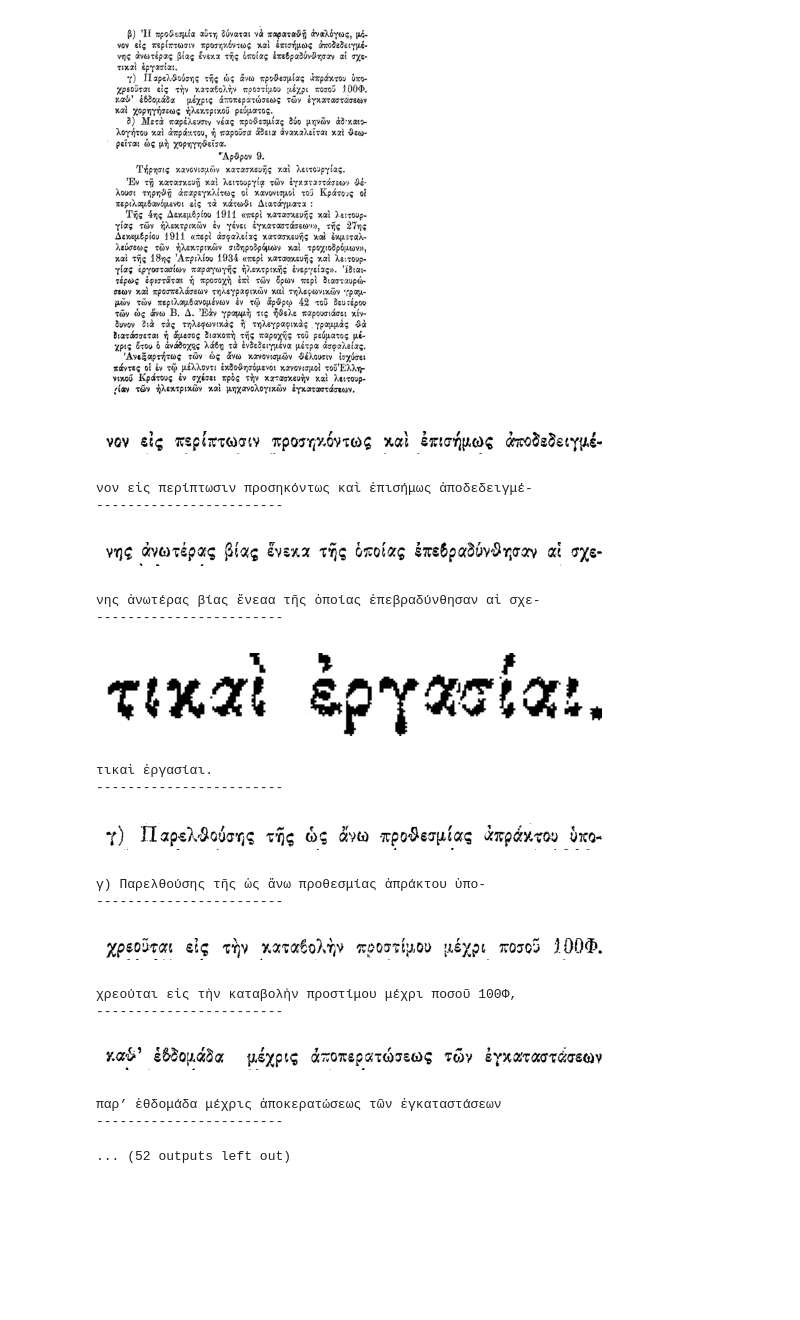
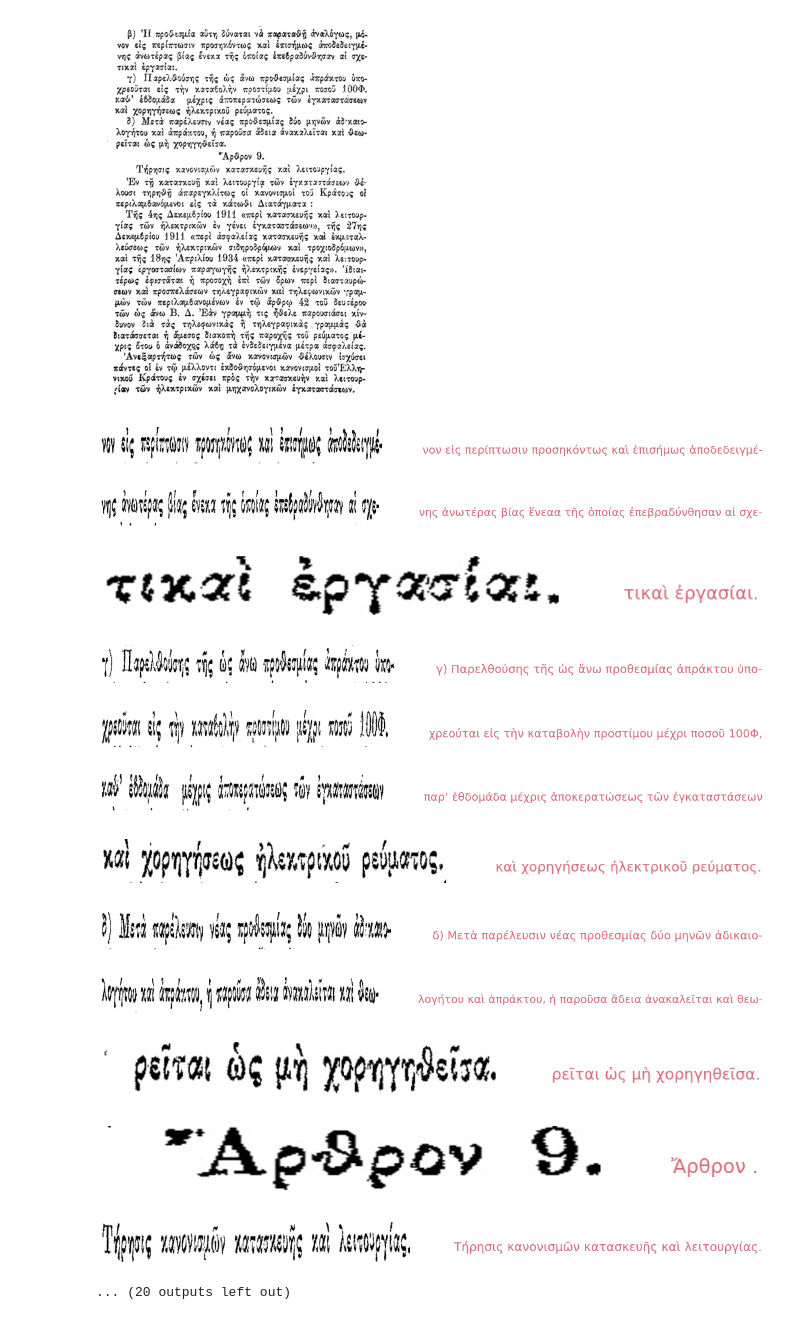
Before and after one commit to kperi/Kalchas, a Jupyter notebook: demo.ipynb, the cells around one changed output. Drawn from its saved outputs; the diff is of its cells as text; code cells hidden in the pictures; blank space fills up the shorter version.

Commit message:
stylize outputs

```diff
--- a/demo.ipynb
+++ b/demo.ipynb
@@ -45,31 +47,50 @@ for index in range(len(boxes)):
 
     images.append( dest_img)
+# %%
+def draw_image_and_text( image, text):
+
+    #image = Image.open(image_path)
+
+    image = image.resize( (700, 90), Image.Resampling.BICUBIC )
+
+    # Create a figure and axis
+    fig, ax = plt.subplots()
+
+    # Display the image
+    ax.imshow(image, cmap='gray')
+
+    # Set the text properties
+
+    text = f"{text}"
+    text_x = image.width + 100  # Set the x-coordinate of the text
+    text_y = image.height // 2 + 20  # Set the y-coordinate of the text
+    text_fontsize = 14  # Set the fontsize of the text
+    text_color = '#D76777'  # Set the color of the text
+
+    # Add the text to the right side of the image
+    ax.text(text_x, text_y, text, fontsize=text_fontsize, color=text_color)
+
+    # Remove the axis
+    ax.axis('off')
+
+    # Show the plot
+    plt.show()
 # %%
 # ocr the extracted lines. display the recognized text side by side with the image
 text= model.ocr(images)
 for img, text in zip(images[1:], text[1:]):
-    plt.axis('off')
-    plt.imshow(img, cmap='gray')
-    plt.show()
-    print(text)
-    print('------------------------')
+    draw_image_and_text( img, text)
 # %% [output]
-[figure, old version]
+[figure, new version]
+[figure, new version]
+[figure, new version]
+[figure, new version]
+[figure, new version]
+[figure, new version]
+[figure, added]
+[figure, added]
+[figure, added]
+[figure, added]
+[figure, added]
+[figure, added]
-νον εἰς περίπτωσιν προσηκόντως καὶ ἐπισήμως ἀποδεδειγμέ-
-------------------------
+... (20 outputs left out)
-[figure, old version]
-νης ἀνωτέρας βίας ἕνεαα τῆς ὁποίας ἐπεβραδύνθησαν αἱ σχε-
-------------------------
-[figure, old version]
-τικαὶ ἐργασίαι.
-------------------------
-[figure, old version]
-γ) Παρελθούσης τῆς ὡς ἄνω προθεσμίας ἀπράκτου ὑπο-
-------------------------
-[figure, old version]
-χρεούται εἰς τὴν καταβολὴν προστίμου μέχρι ποσοῦ 100Φ,
-------------------------
-[figure, old version]
-παρ’ ἑθδομάδα μέχρις ἀποκερατώσεως τῶν ἐγκαταστάσεων
-------------------------
-... (52 outputs left out)
```
Also changed, not shown: parts of 2 cells of this notebook.
